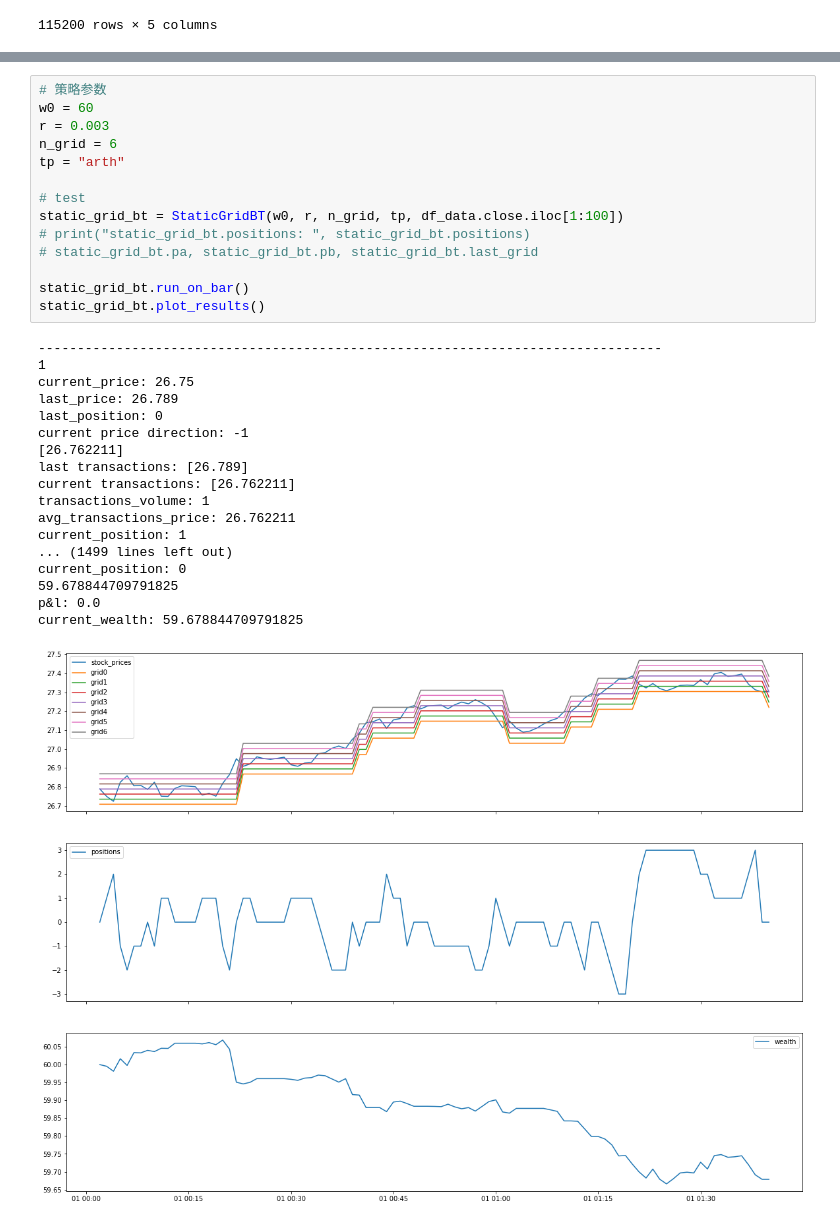
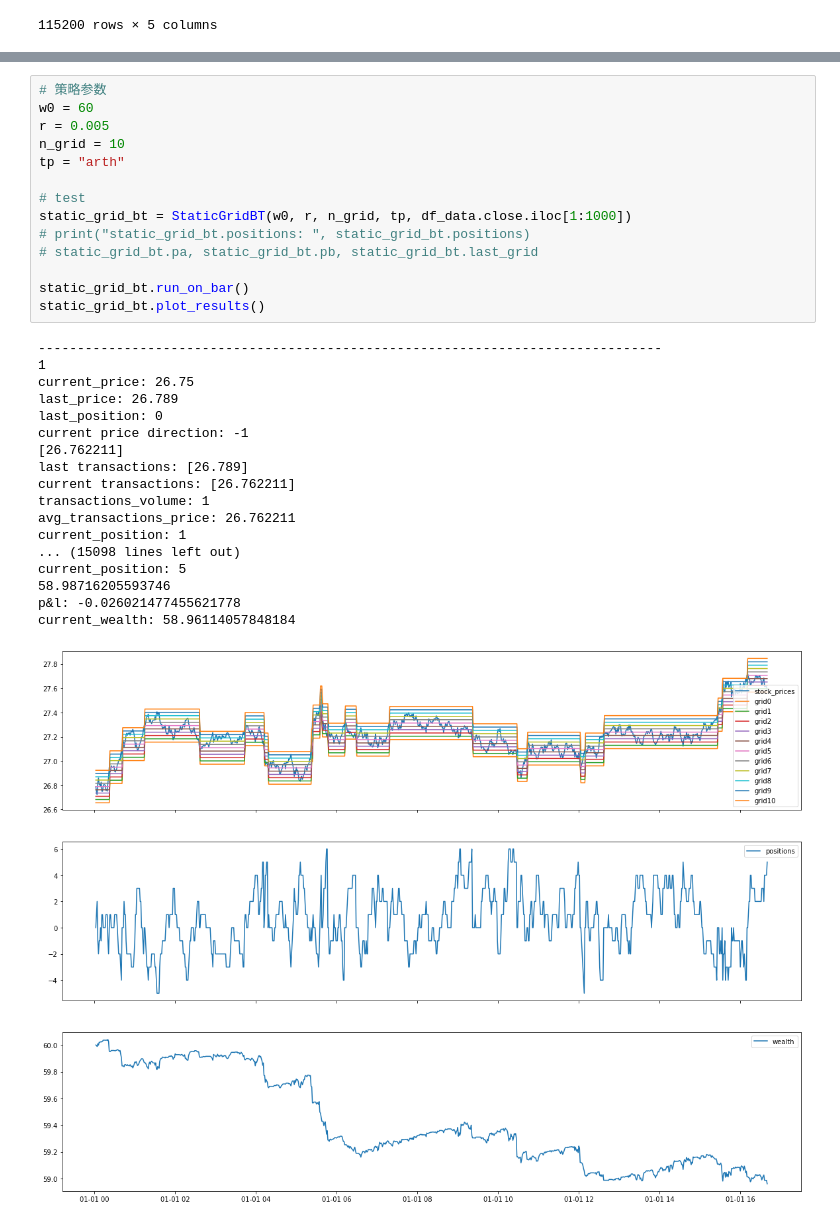
Before and after one commit to June911/GridTradingBacktest, a Jupyter notebook: grid_trading_static.ipynb, the cells around one changed output, grey strips where cells are left out. Cells and saved outputs as stored; diff of their text form.

```diff
--- a/grid_trading_static.ipynb
+++ b/grid_trading_static.ipynb
@@ -339,33 +353,33 @@ static_grid_bt.current_grid, static_grid_bt.stock_prices.describe()
 # %%
 # 策略参数
 w0 = 60
-r = 0.003
-n_grid = 6
+r = 0.005
+n_grid = 10
 tp = "arth"
 
 # test
-static_grid_bt = StaticGridBT(w0, r, n_grid, tp, df_data.close.iloc[1:100])
+static_grid_bt = StaticGridBT(w0, r, n_grid, tp, df_data.close.iloc[1:1000])
 # print("static_grid_bt.positions: ", static_grid_bt.positions)
 # static_grid_bt.pa, static_grid_bt.pb, static_grid_bt.last_grid
 
 static_grid_bt.run_on_bar()
 static_grid_bt.plot_results()
 # %% [output]
 --------------------------------------------------------------------------------
 1
 current_price: 26.75
 last_price: 26.789
 last_position: 0
 current price direction: -1
 [26.762211]
 last transactions: [26.789]
 current transactions: [26.762211]
 transactions_volume: 1
 avg_transactions_price: 26.762211
 current_position: 1
-... (1499 lines left out)
-current_position: 0
-59.678844709791825
-p&l: 0.0
-current_wealth: 59.678844709791825
+... (15098 lines left out)
+current_position: 5
+58.98716205593746
+p&l: -0.026021477455621778
+current_wealth: 58.96114057848184
-[figure, old version]
+[figure, new version]
```
Also changed, not shown: parts of 6 cells of this notebook, 2 other files.
